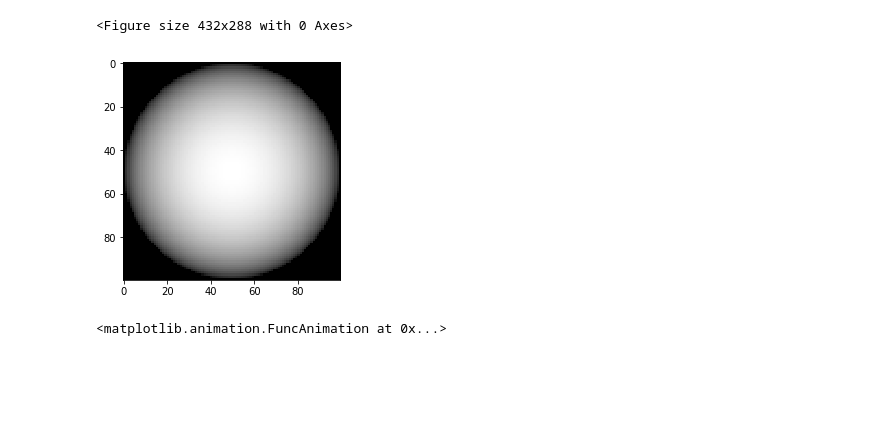
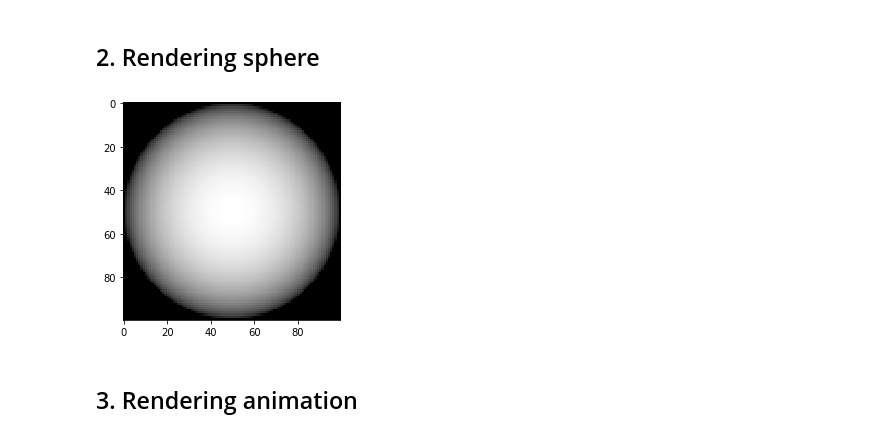
Before and after one commit to happyhyowon/assignment, a Jupyter notebook: vision/assignment1/sphere.ipynb, the cells around one changed output. Drawn from its saved outputs; the diff is of its cells as text; code cells hidden in the pictures; blank space fills up the shorter version.

```diff
--- a/vision/assignment1/sphere.ipynb
+++ b/vision/assignment1/sphere.ipynb
@@ -31,18 +30,9 @@ def render_sphere(r, I, albedo=1):
     E = E / np.max(E)
 
     return E
-# %%
-# radius
-r = 50
-
-# illumination
-I = [[i, 0, 0.98] for i in np.arange(0, 1, 0.01)]
-snapshots = [render_sphere(r, i) for i in I]
-
-fig = plt.figure()
-# %% [output]
-<Figure size 432x288 with 0 Axes>
+# %% [markdown]
+## 2. Rendering sphere
 # %%
-im = plt.imshow(snapshots[0], cmap='gray', animated=True)
+im = plt.imshow(render_sphere(50, [0, 0, 0.98]), cmap='gray', animated=True)
 # %% [output]
-[figure, old version]
+[figure, new version]
@@ -65,4 +39,2 @@ rc('animation', html='html5')
-# %%
-anim
-# %% [output]
-<matplotlib.animation.FuncAnimation at 0x...>
+# %% [markdown]
+## 3. Rendering animation
```
Also changed, not shown: parts of 7 cells of this notebook, 1 other file.
